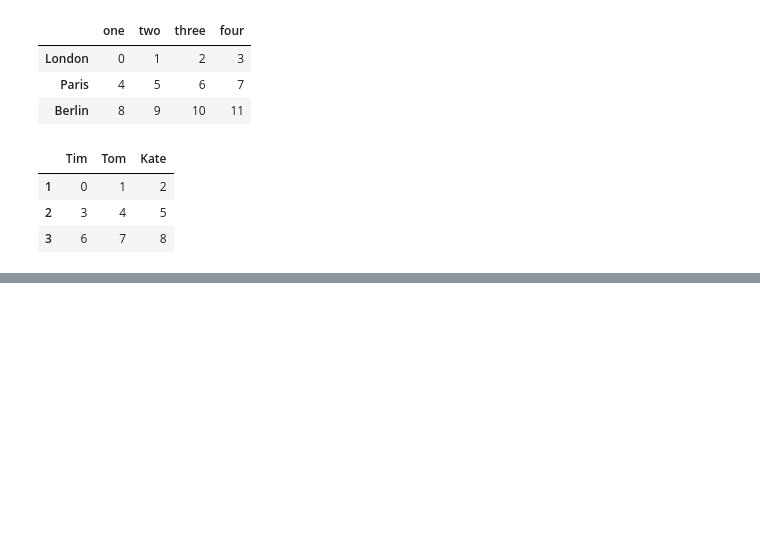
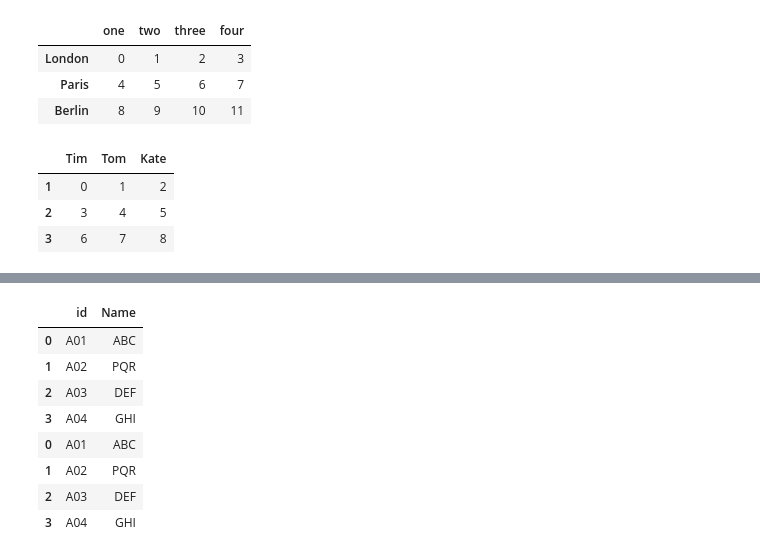
Before and after one commit to Rohitsah12/Learning-pandas-thon, a Jupyter notebook: Panda part111111.ipynb, the cells around one changed output, grey strips where cells are left out. Drawn from its saved outputs; the diff is of its cells as text; code cells hidden in the pictures; blank space fills up the shorter version.

```diff
--- a/Panda part111111.ipynb
+++ b/Panda part111111.ipynb
@@ -2762,0 +2802,12 @@ df
+# %%
+pd.concat([df1,df2])
+# %% [output]
+|  | id | Name |
+| 0 | A01 | ABC |
+| 1 | A02 | PQR |
+| 2 | A03 | DEF |
+| 3 | A04 | GHI |
+| 0 | A01 | ABC |
+| 1 | A02 | PQR |
+| 2 | A03 | DEF |
+| 3 | A04 | GHI |
```
Also changed, not shown: parts of 34 cells of this notebook.
